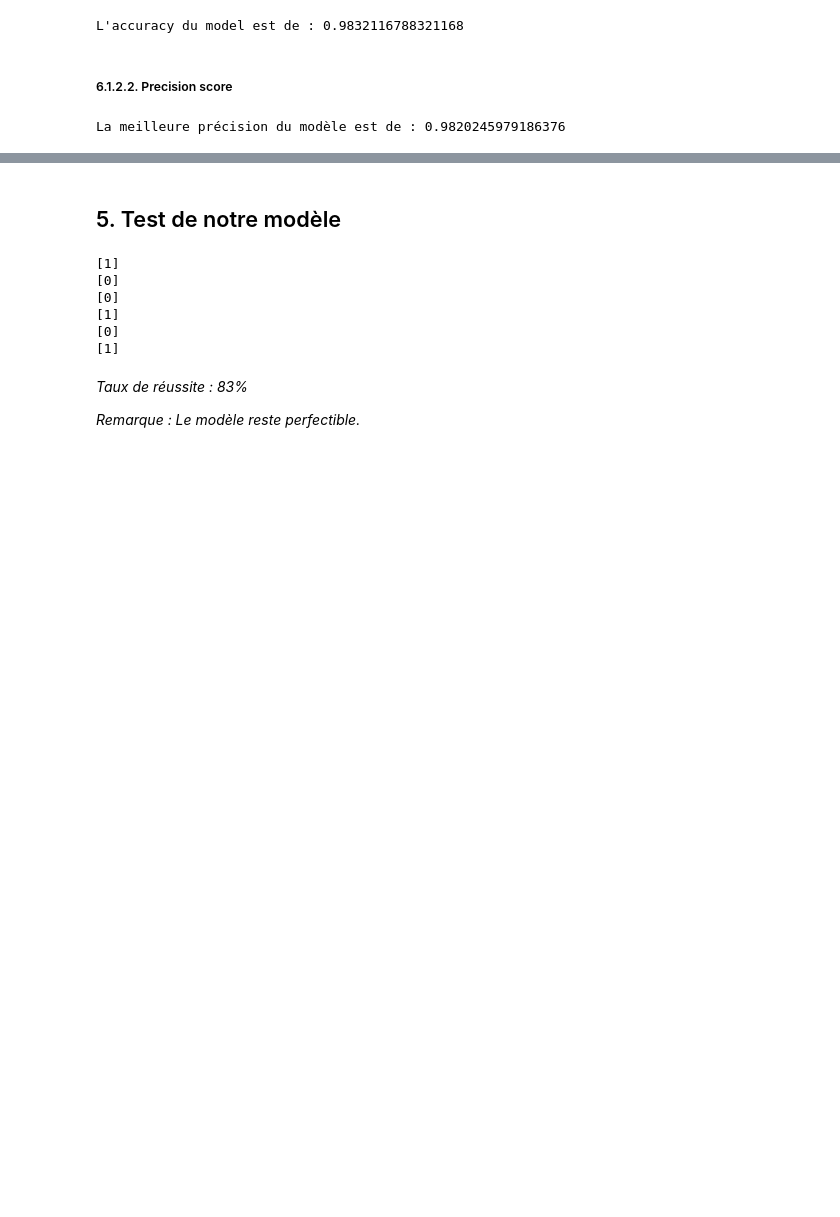
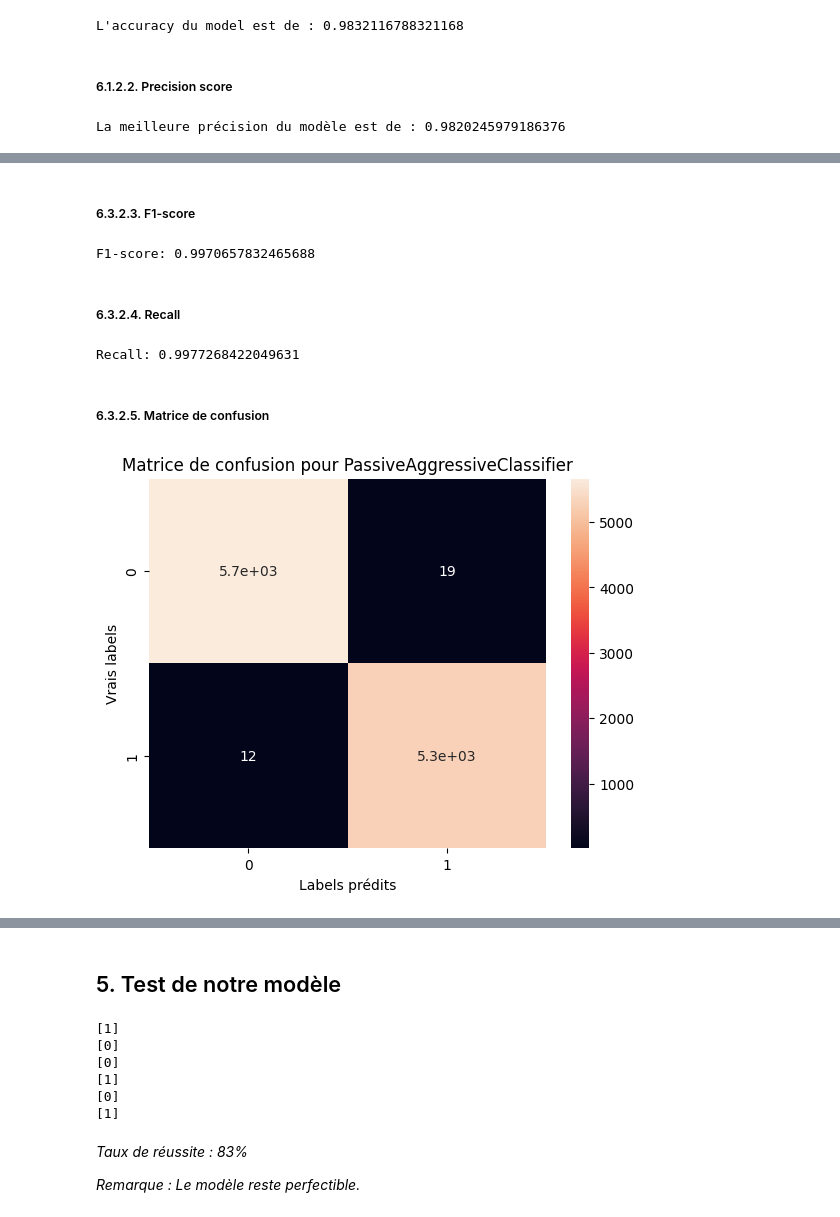
Before and after one commit to Gentlhug/projet-ia-fake-news, a Jupyter notebook: projet_ia_fake_news.ipynb, the cells around one changed output, grey strips where cells are left out. Saved outputs shown, nothing was run; the diff lists cells and outputs as text; code cells hidden in the pictures; blank space fills up the shorter version.

```diff
--- a/projet_ia_fake_news.ipynb
+++ b/projet_ia_fake_news.ipynb
@@ -374,0 +482,6 @@ La meilleure précision du modèle est de : 0.9820245979186376
+# %%
+best_model_pac = PassiveAggressiveClassifier(random_state=42, C=0.5)
+
+best_model_pac.fit(X_train_vec, Y_train)
+
+y_pred_pac = best_model_pac.predict(X_test_vec)
@@ -374,0 +502,24 @@ La meilleure précision du modèle est de : 0.9820245979186376
+# %% [markdown]
+##### 6.3.2.3. F1-score
+# %%
+print(f"F1-score: {f1_score(Y_test, y_pred_pac)}")
+# %% [output]
+F1-score: 0.9970657832465688
+# %% [markdown]
+##### 6.3.2.4. Recall
+# %%
+print(f"Recall: {recall_score(Y_test, y_pred_pac)}")
+# %% [output]
+Recall: 0.9977268422049631
+# %% [markdown]
+##### 6.3.2.5. Matrice de confusion
+# %%
+cm_pac = confusion_matrix(Y_test, y_pred_pac)
+
+sns.heatmap(cm_pac, annot=True)
+plt.xlabel('Labels prédits')
+plt.ylabel('Vrais labels')
+plt.title('Matrice de confusion pour PassiveAggressiveClassifier')
+plt.show()
+# %% [output]
+[figure, added]
```
Also changed, not shown: parts of 33 cells of this notebook.
